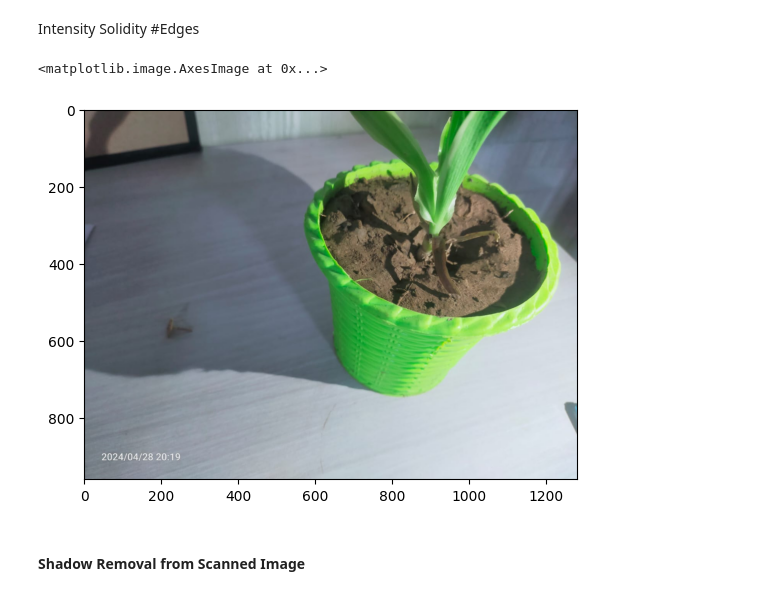
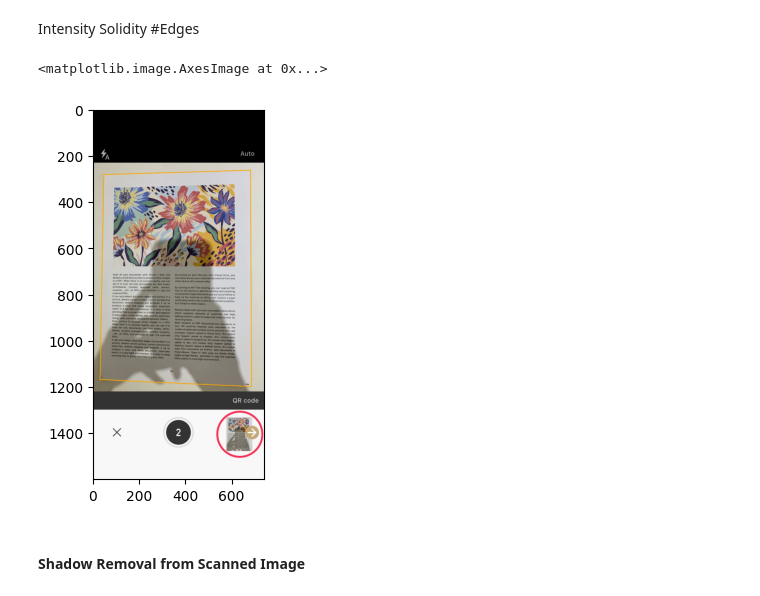
Before and after one commit to Asharma538/CV_Project, a Jupyter notebook: experiments/scanned_documents.ipynb, the cells around one changed output. Cells and saved outputs as stored; diff of their text form; code cells hidden in the pictures.

```diff
--- a/experiments/scanned_documents.ipynb
+++ b/experiments/scanned_documents.ipynb
@@ -12,12 +12,12 @@ Intensity
 Solidity
 #Edges
 # %%
-image = cv2.imread('../Images/cam_image2.jpeg')
+image = cv2.imread('../Images/scanned_image2.jpeg')
 image = cv2.cvtColor(image,cv2.COLOR_BGR2RGB)
 plt.imshow(image)
 # %% [output]
 <matplotlib.image.AxesImage at 0x...>
-[figure, old version]
+[figure, new version]
 # %% [markdown]
 #### Shadow Removal from Scanned Image
 # %%
```
Also changed, not shown: parts of 2 cells of this notebook, 2 other files.
